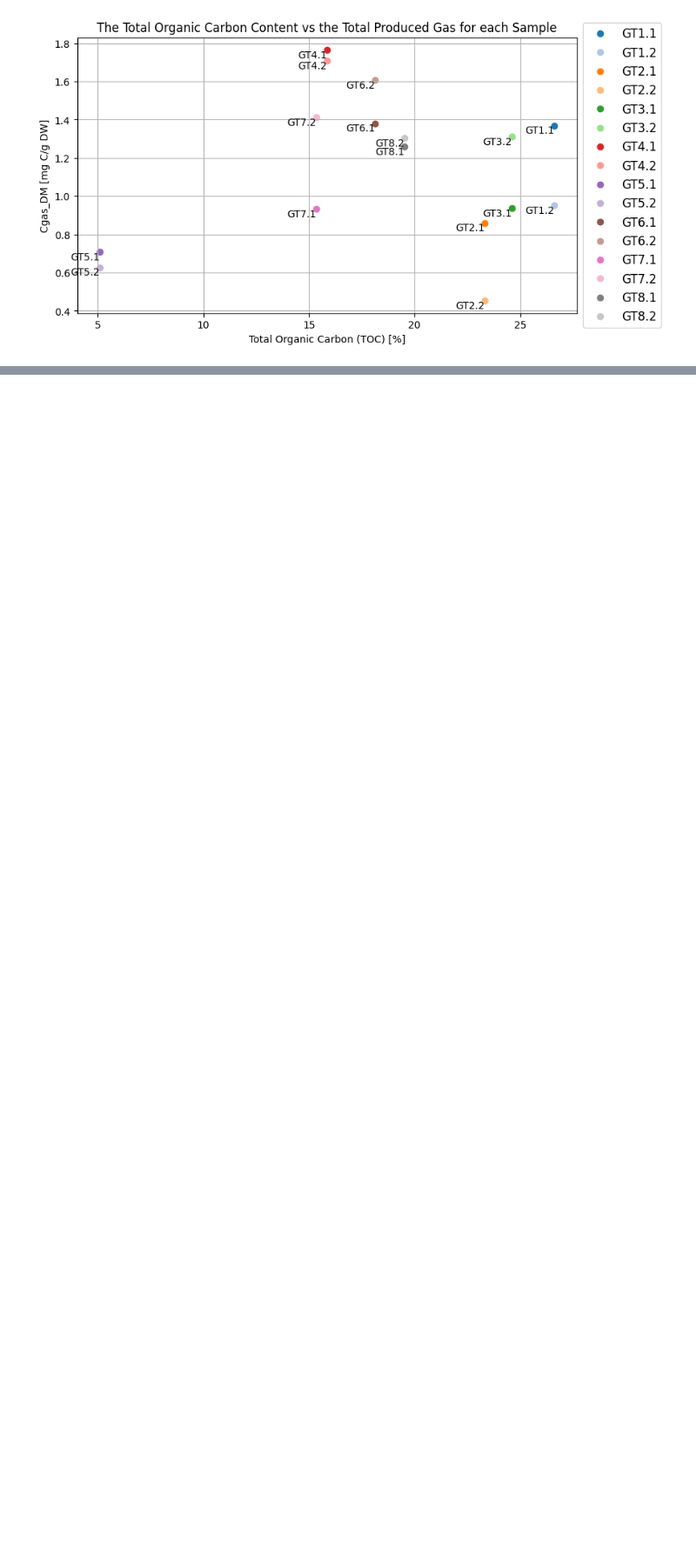
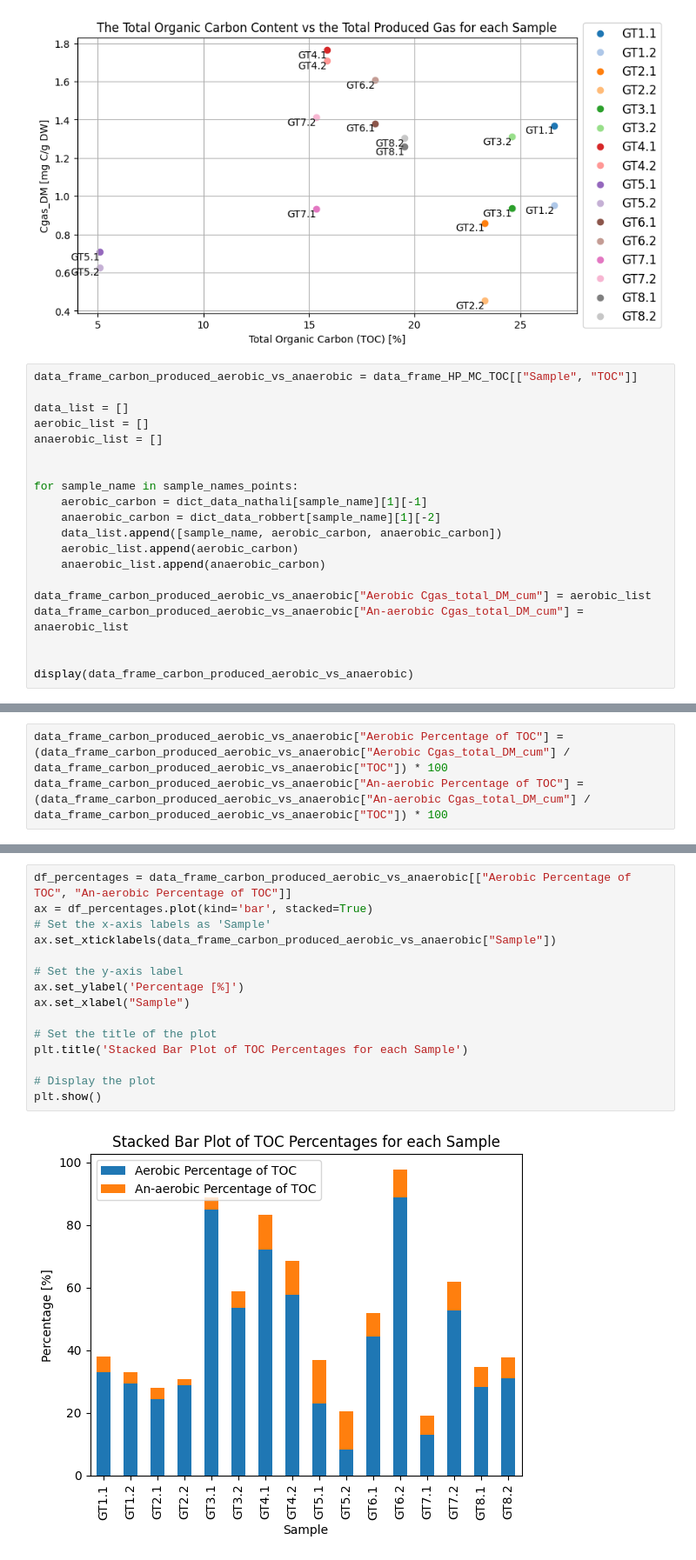
Before and after one commit to RGrobben/Excell_and_Data_Frames_for_Gas_Respiration_tests, a Jupyter notebook: Run/running_sheet_with_given_layout_01.ipynb, the cells around one changed output, grey strips where cells are left out. Shown at 87% size. Saved outputs shown, nothing was run; the diff lists cells and outputs as text; blank space fills up the shorter version.

```diff
--- a/Run/running_sheet_with_given_layout_01.ipynb
+++ b/Run/running_sheet_with_given_layout_01.ipynb
@@ -1058,3 +1052,23 @@ ax.legend(loc='center left', bbox_to_anchor=(1, 0.5), fontsize=12)
 plt.show()
 # %% [output]
 [figure]
+# %%
+data_frame_carbon_produced_aerobic_vs_anaerobic = data_frame_HP_MC_TOC[["Sample", "TOC"]]
+
+data_list = []
+aerobic_list = []
+anaerobic_list = []
+
+
+for sample_name in sample_names_points:
+    aerobic_carbon = dict_data_nathali[sample_name][1][-1]
+    anaerobic_carbon = dict_data_robbert[sample_name][1][-2]
+    data_list.append([sample_name, aerobic_carbon, anaerobic_carbon])
+    aerobic_list.append(aerobic_carbon)
+    anaerobic_list.append(anaerobic_carbon)
+
+data_frame_carbon_produced_aerobic_vs_anaerobic["Aerobic Cgas_total_DM_cum"] = aerobic_list
+data_frame_carbon_produced_aerobic_vs_anaerobic["An-aerobic Cgas_total_DM_cum"] = anaerobic_list
+
+
+display(data_frame_carbon_produced_aerobic_vs_anaerobic)
@@ -1060,0 +1103,3 @@ plt.show()
+# %%
+data_frame_carbon_produced_aerobic_vs_anaerobic["Aerobic Percentage of TOC"] = (data_frame_carbon_produced_aerobic_vs_anaerobic["Aerobic Cgas_total_DM_cum"] / data_frame_carbon_produced_aerobic_vs_anaerobic["TOC"]) * 100
+data_frame_carbon_produced_aerobic_vs_anaerobic["An-aerobic Percentage of TOC"] = (data_frame_carbon_produced_aerobic_vs_anaerobic["An-aerobic Cgas_total_DM_cum"] / data_frame_carbon_produced_aerobic_vs_anaerobic["TOC"]) * 100
@@ -1060,0 +1126,17 @@ plt.show()
+# %%
+df_percentages = data_frame_carbon_produced_aerobic_vs_anaerobic[["Aerobic Percentage of TOC", "An-aerobic Percentage of TOC"]]
+ax = df_percentages.plot(kind='bar', stacked=True)
+# Set the x-axis labels as 'Sample'
+ax.set_xticklabels(data_frame_carbon_produced_aerobic_vs_anaerobic["Sample"])
+
+# Set the y-axis label
+ax.set_ylabel('Percentage [%]')
+ax.set_xlabel("Sample")
+
+# Set the title of the plot
+plt.title('Stacked Bar Plot of TOC Percentages for each Sample')
+
+# Display the plot
+plt.show()
+# %% [output]
+[figure, added]
```
Also changed, not shown: parts of 6 cells of this notebook.
